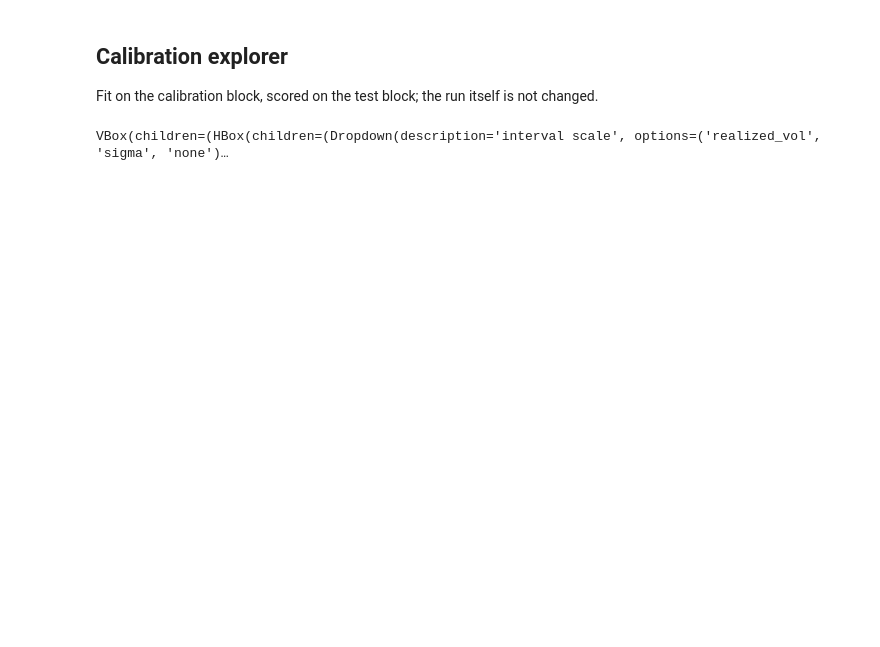
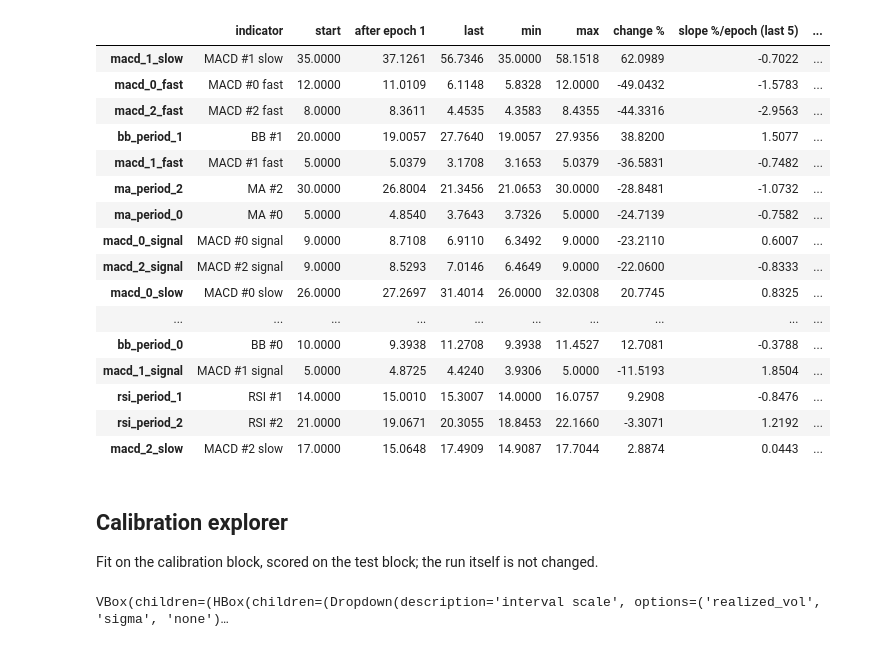
Before and after one commit to another-worlds/neural_trade, a Jupyter notebook: notebooks/04_diagnostics.ipynb, the cells around one changed output. Drawn from its saved outputs; the diff is of its cells as text; code cells hidden in the pictures; blank space fills up the shorter version.

```diff
--- a/notebooks/04_diagnostics.ipynb
+++ b/notebooks/04_diagnostics.ipynb
@@ -59,3 +284,26 @@ pd.DataFrame({h: {"P(up) std": test.direction_prob[h].std(), "P(up) mean": test.
+# %%
+applied = applied_periods(blocks["predictor"], test.X_raw, block="test")
+Visualizations.build("indicator_evolution", metrics, cfg, applied=applied).show()
+indicator_applied_periods(applied, cfg, metrics=metrics).show()
+AT.styled(indicator_summary(metrics, cfg, applied=applied))
+# %% [output]
+|  | indicator | start | after epoch 1 | last | min | max | change % | slope %/epoch (last 5) | ... |
+| macd_1_slow | MACD #1 slow | 35.0000 | 37.1261 | 56.7346 | 35.0000 | 58.1518 | 62.0989 | -0.7022 | ... |
+| macd_0_fast | MACD #0 fast | 12.0000 | 11.0109 | 6.1148 | 5.8328 | 12.0000 | -49.0432 | -1.5783 | ... |
+| macd_2_fast | MACD #2 fast | 8.0000 | 8.3611 | 4.4535 | 4.3583 | 8.4355 | -44.3316 | -2.9563 | ... |
+| bb_period_1 | BB #1 | 20.0000 | 19.0057 | 27.7640 | 19.0057 | 27.9356 | 38.8200 | 1.5077 | ... |
+| macd_1_fast | MACD #1 fast | 5.0000 | 5.0379 | 3.1708 | 3.1653 | 5.0379 | -36.5831 | -0.7482 | ... |
+| ma_period_2 | MA #2 | 30.0000 | 26.8004 | 21.3456 | 21.0653 | 30.0000 | -28.8481 | -1.0732 | ... |
+| ma_period_0 | MA #0 | 5.0000 | 4.8540 | 3.7643 | 3.7326 | 5.0000 | -24.7139 | -0.7582 | ... |
+| macd_0_signal | MACD #0 signal | 9.0000 | 8.7108 | 6.9110 | 6.3492 | 9.0000 | -23.2110 | 0.6007 | ... |
+| macd_2_signal | MACD #2 signal | 9.0000 | 8.5293 | 7.0146 | 6.4649 | 9.0000 | -22.0600 | -0.8333 | ... |
+| macd_0_slow | MACD #0 slow | 26.0000 | 27.2697 | 31.4014 | 26.0000 | 32.0308 | 20.7745 | 0.8325 | ... |
+| ... | ... | ... | ... | ... | ... | ... | ... | ... | ... |
+| bb_period_0 | BB #0 | 10.0000 | 9.3938 | 11.2708 | 9.3938 | 11.4527 | 12.7081 | -0.3788 | ... |
+| macd_1_signal | MACD #1 signal | 5.0000 | 4.8725 | 4.4240 | 3.9306 | 5.0000 | -11.5193 | 1.8504 | ... |
+| rsi_period_1 | RSI #1 | 14.0000 | 15.0010 | 15.3007 | 14.0000 | 16.0757 | 9.2908 | -0.8476 | ... |
+| rsi_period_2 | RSI #2 | 21.0000 | 19.0671 | 20.3055 | 18.8453 | 22.1660 | -3.3071 | 1.2192 | ... |
+| macd_2_slow | MACD #2 slow | 17.0000 | 15.0648 | 17.4909 | 14.9087 | 17.7044 | 2.8874 | 0.0443 | ... |
 # %% [markdown]
 ## Calibration explorer
 
```
Also changed, not shown: parts of 15 cells of this notebook, 5 other files.
